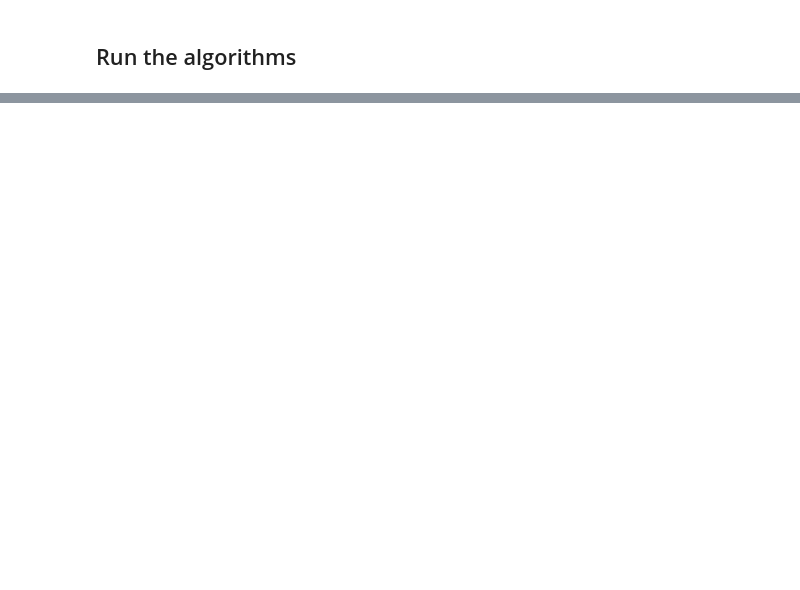
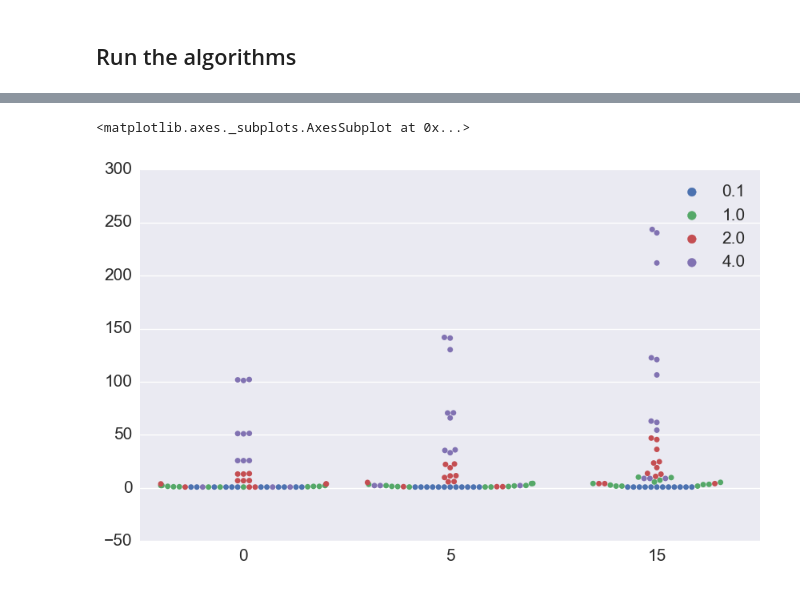
Before and after one commit to DaveBuckingham/fish, a Jupyter notebook: algorithms/compare_imu_algorithms.ipynb, the cells around one changed output, grey strips where cells are left out. Saved outputs shown, nothing was run; the diff lists cells and outputs as text; code cells hidden in the pictures; blank space fills up the shorter version.

```diff
--- a/algorithms/compare_imu_algorithms.ipynb
+++ b/algorithms/compare_imu_algorithms.ipynb
@@ -161,0 +191,11 @@ plt.show()
+# %%
+pitch = np.array([p[0] for p in params])
+accel = np.array([p[1] for p in params])
+freq = np.array([p[2] for p in params])
+phaseoff = np.array([p[3] for p in params])
+# %%
+sns.swarmplot(x=pitch, y=np.rad2deg(total_acc_err[:,0]), hue=freq)
+# sns.swarmplot(x=pitch, y=np.rad2deg(total_orient_err[:,1]), hue=accel)
+# %% [output]
+<matplotlib.axes._subplots.AxesSubplot at 0x...>
+[figure, added]
```
Also changed, not shown: parts of 7 cells of this notebook, 1 other file.
